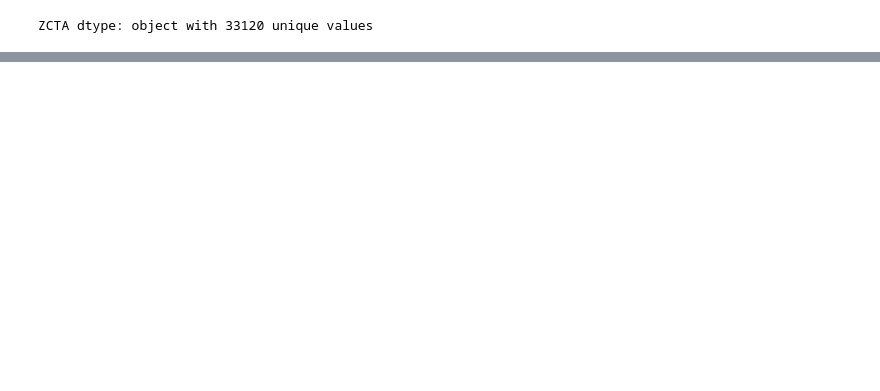
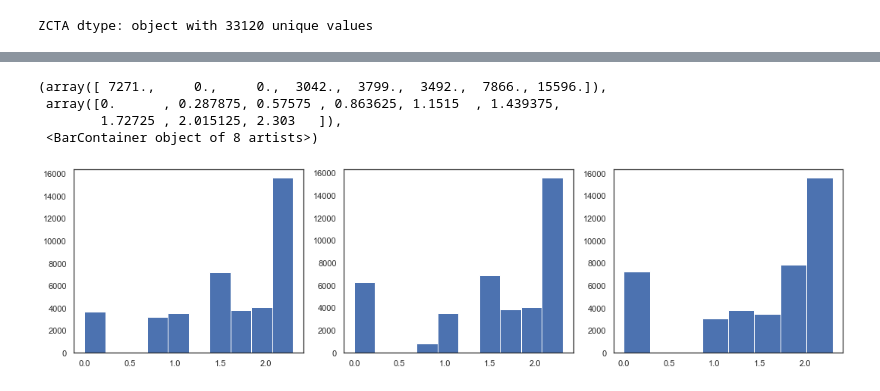
Before and after one commit to diana-kungu/E-commerce-RFM-Analysis, a Jupyter notebook: zcta.ipynb, the cells around one changed output, grey strips where cells are left out. Cells and saved outputs as stored; diff of their text form; code cells hidden in the pictures; blank space fills up the shorter version.

```diff
--- a/zcta.ipynb
+++ b/zcta.ipynb
@@ -66,0 +117,17 @@ df
+# %%
+#Perform Log transformation to bring data into normal or near normal distribution
+log_Tfd_Data = df[['RFM1', 'RFM2', 'RFM3']].apply(lambda x : np.log(x+1), axis = 1).round(3)
+
+
+figure, axs = plt.subplots(1, 3,figsize=(15, 4), facecolor='w', edgecolor='k',
+                             tight_layout=True)
+
+axs[0].hist(log_Tfd_Data.RFM1, bins=10)
+axs[1].hist(log_Tfd_Data.RFM2, bins=10)
+axs[2].hist(log_Tfd_Data.RFM3, bins=8)
+# %% [output]
+(array([ 7271.,     0.,     0.,  3042.,  3799.,  3492.,  7866., 15596.]),
+ array([0.      , 0.287875, 0.57575 , 0.863625, 1.1515  , 1.439375,
+        1.72725 , 2.015125, 2.303   ]),
+ <BarContainer object of 8 artists>)
+[figure, added]
```
Also changed, not shown: parts of 11 cells of this notebook.
